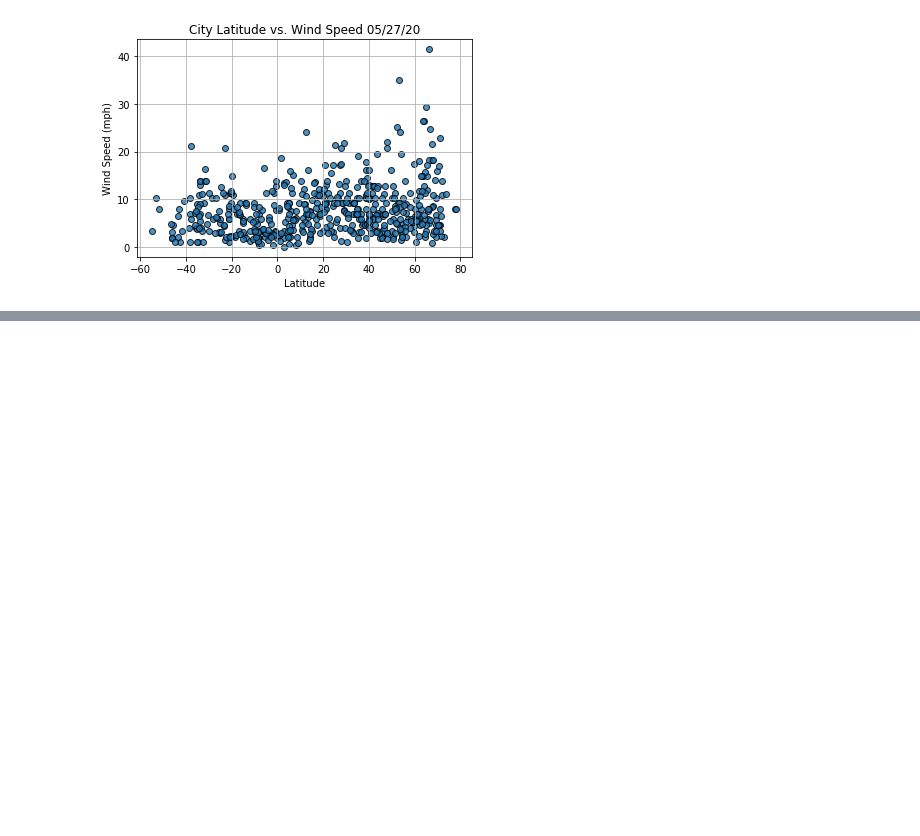
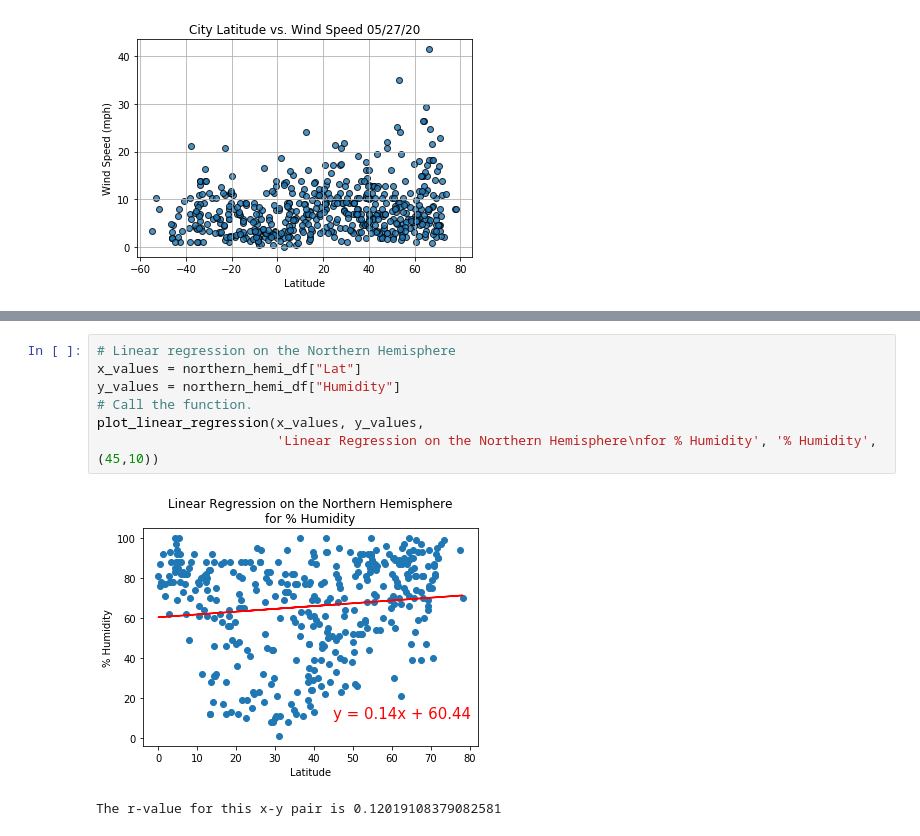
Before and after one commit to quintonw1/World_Weather_Analysis, a Jupyter notebook: WeatherPy.ipynb, the cells around one changed output, grey strips where cells are left out. Drawn from its saved outputs; the diff is of its cells as text; blank space fills up the shorter version.

```diff
--- a/WeatherPy.ipynb
+++ b/WeatherPy.ipynb
@@ -345,0 +437,10 @@ plt.show()
+# %%
+# Linear regression on the Northern Hemisphere
+x_values = northern_hemi_df["Lat"]
+y_values = northern_hemi_df["Humidity"]
+# Call the function.
+plot_linear_regression(x_values, y_values,
+                       'Linear Regression on the Northern Hemisphere\nfor % Humidity', '% Humidity',(45,10))
+# %% [output]
+[figure, added]
+The r-value for this x-y pair is 0.12019108379082581
```
Also changed, not shown: parts of 14 cells of this notebook.
